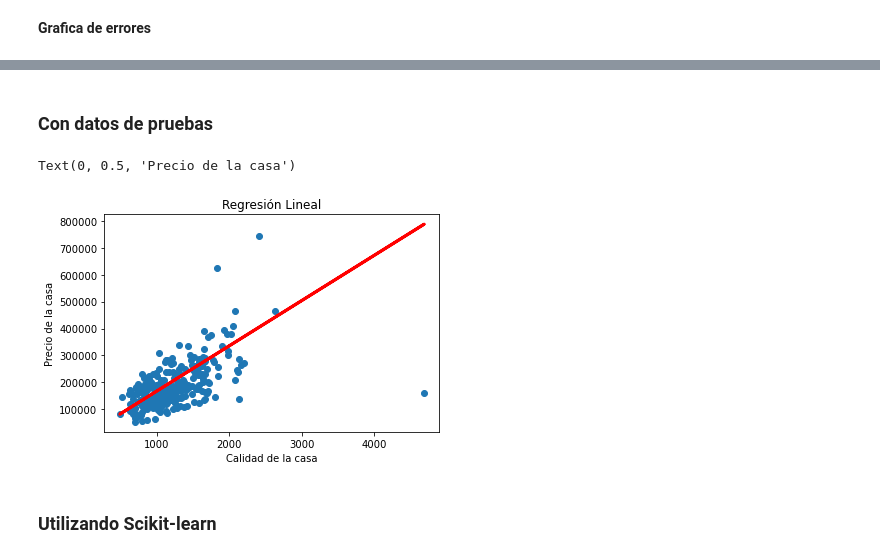
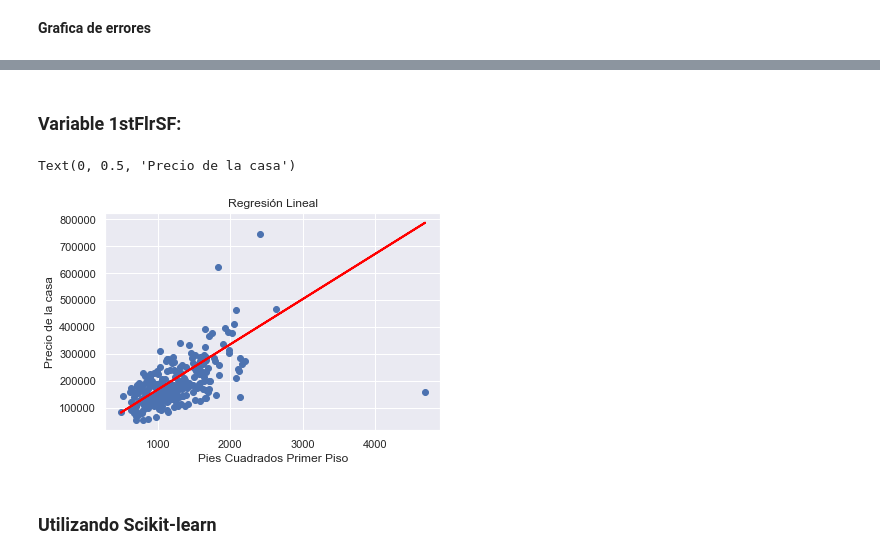
Before and after one commit to Jsolares17/Tareas_Python_Ciencia_Datos, a Jupyter notebook: ProyectoFinal.ipynb, the cells around one changed output, grey strips where cells are left out. Saved outputs shown, nothing was run; the diff lists cells and outputs as text; code cells hidden in the pictures.

```diff
--- a/ProyectoFinal.ipynb
+++ b/ProyectoFinal.ipynb
@@ -3,7 +3,8 @@ import numpy as np
 import seaborn as sb
 import matplotlib.pyplot as plt
 # %%
-casas =np.load('D:/UG/PythonForDataScience/Proyecto Final/proyecto_training_data.npy')
+url = "D:/UG/PythonForDataScience/Proyecto Final/proyecto_training_data.npy"
+casas =np.load(url)
 # %%
 #Separar los datasets
 datos_entrenamiento = casas[:int(len(casas)*0.80)]
@@ -312,5 +375,5 @@ plt.show()
 # %% [markdown]
-### Con datos de pruebas
+### Variable 1stFlrSF:
 # %%
 x =  c_test
 y =  a_test
@@ -321,13 +384,13 @@ lr=0.000001
 e,p,y2_pred_m = entrenar(x,y,e,i,lr)
 # %%
 plt.scatter(x,y)
-plt.plot(x,y2_pred_m,color='red', linewidth=3)
+plt.plot(x,y2_pred_m,color='red', linewidth=2)
 plt.title('Regresión Lineal')
-plt.xlabel('Calidad de la casa')
+plt.xlabel('Pies Cuadrados Primer Piso')
 plt.ylabel('Precio de la casa')
 # %% [output]
 Text(0, 0.5, 'Precio de la casa')
-[figure, old version]
+[figure, new version]
 # %% [markdown]
 ### Utilizando  Scikit-learn
 # %%
```
Also changed, not shown: parts of 53 cells of this notebook.
